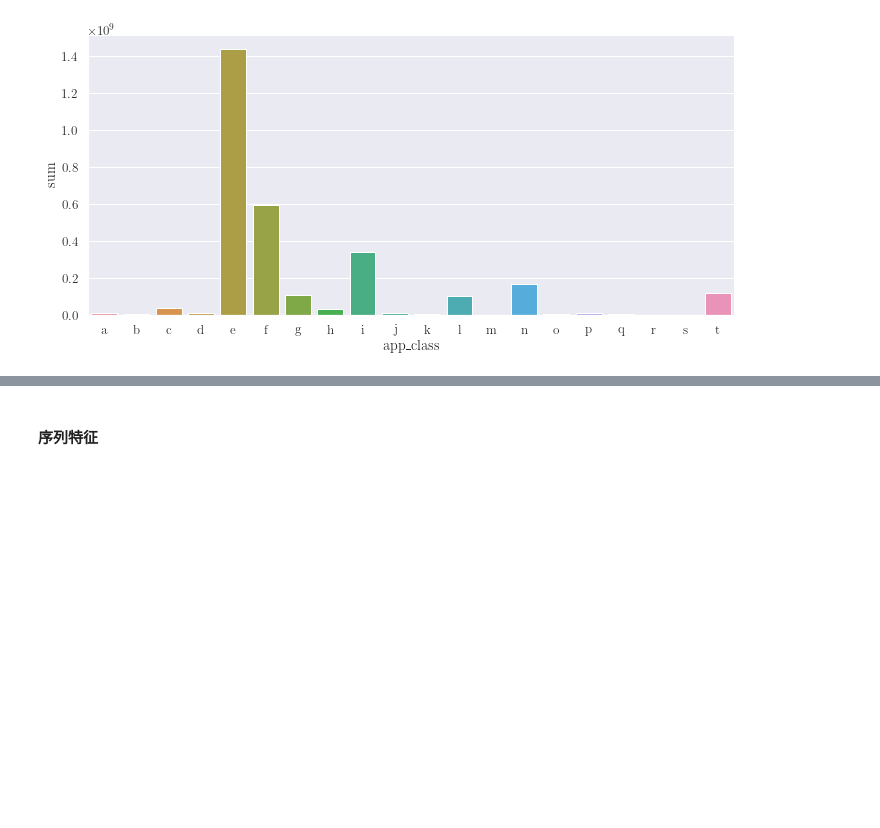
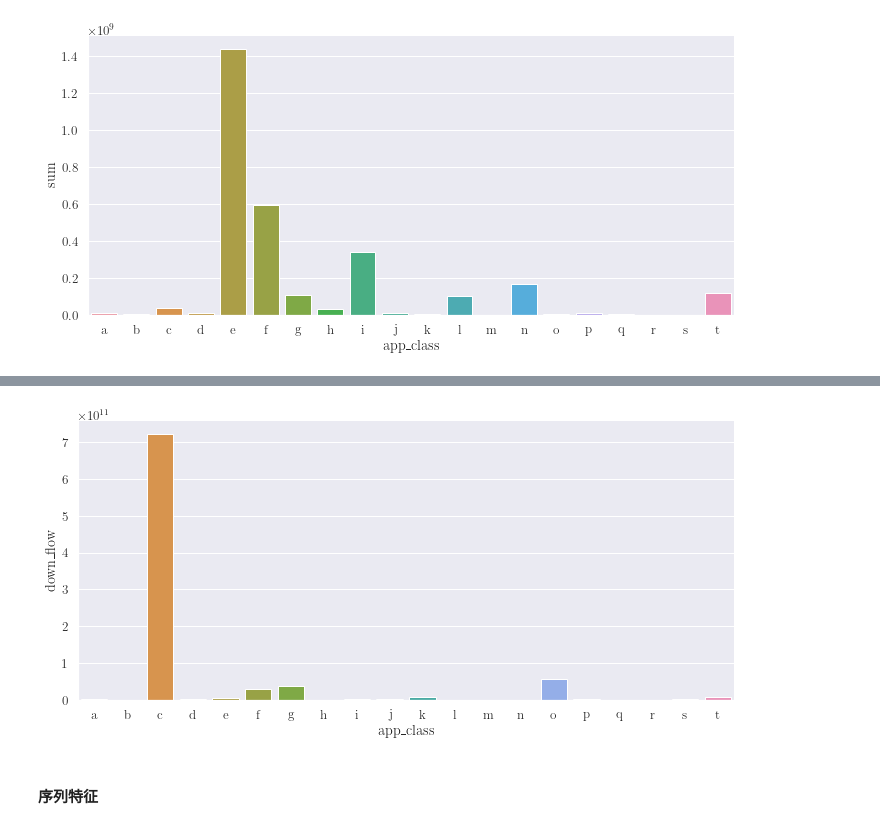
Before and after one commit to DURUII/Contest-DingTalkCup2-A, a Jupyter notebook: dr/EDA.ipynb, the cells around one changed output, grey strips where cells are left out. Drawn from its saved outputs; the diff is of its cells as text; code cells hidden in the pictures; blank space fills up the shorter version.

```diff
--- a/dr/EDA.ipynb
+++ b/dr/EDA.ipynb
@@ -332,3 +354,16 @@ plt.savefig("figures/duration_mean_agg_by_app.pdf",
+# %%
+g = sns.catplot(kind='bar',
+                data=flow_agg_by_app,
+                x='app_class',
+                y='down_flow',
+                height=5,
+                aspect=10/5
+                )
+
+plt.savefig("figures/downflow_sum_agg_by_app.pdf",
+            dpi=400, bbox_inches='tight', pad_inches=0.05)
+# %% [output]
+[figure, added]
 # %% [markdown]
 #### 序列特征
 # %%
```
Also changed, not shown: parts of 10 cells of this notebook.
